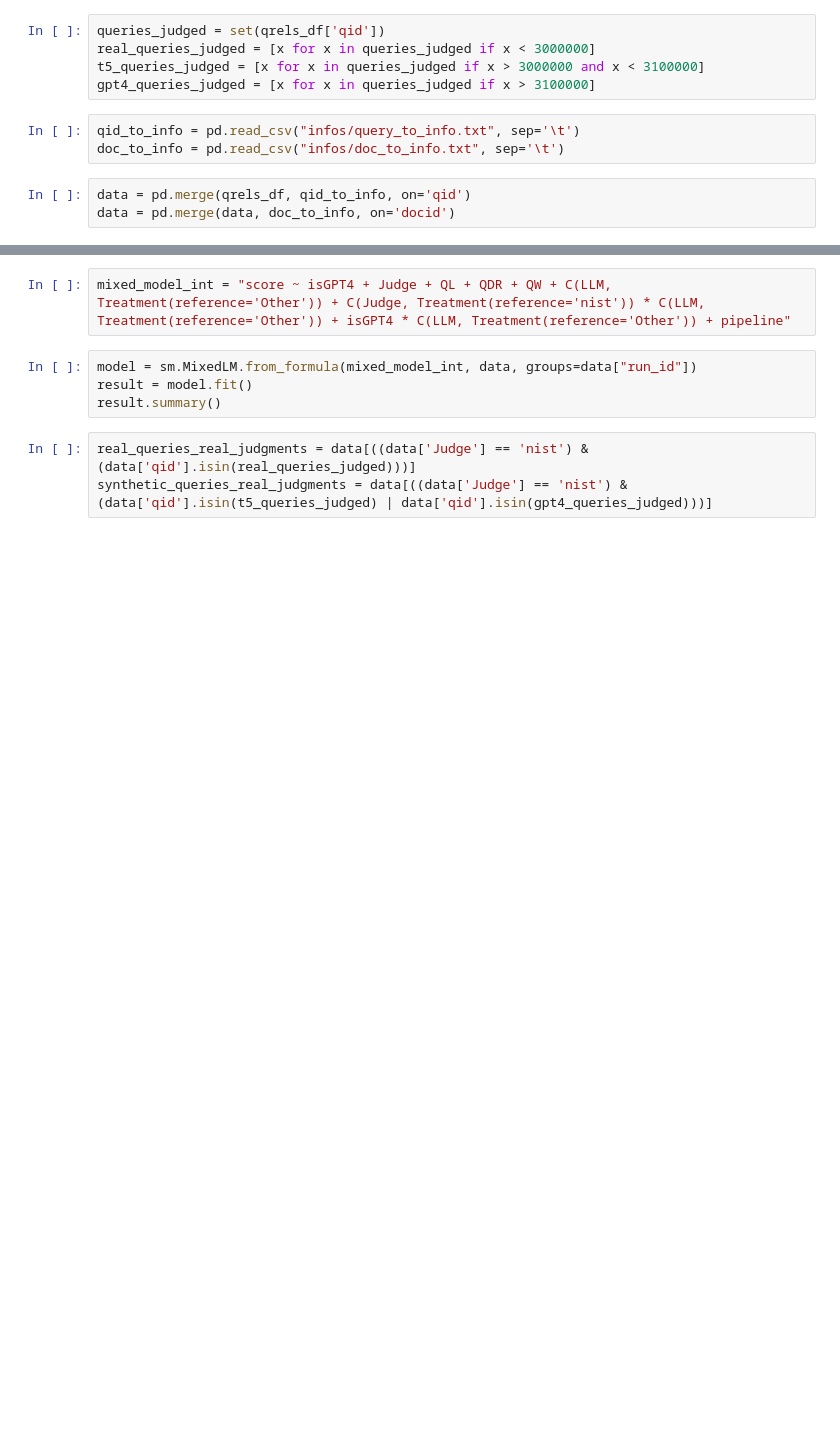
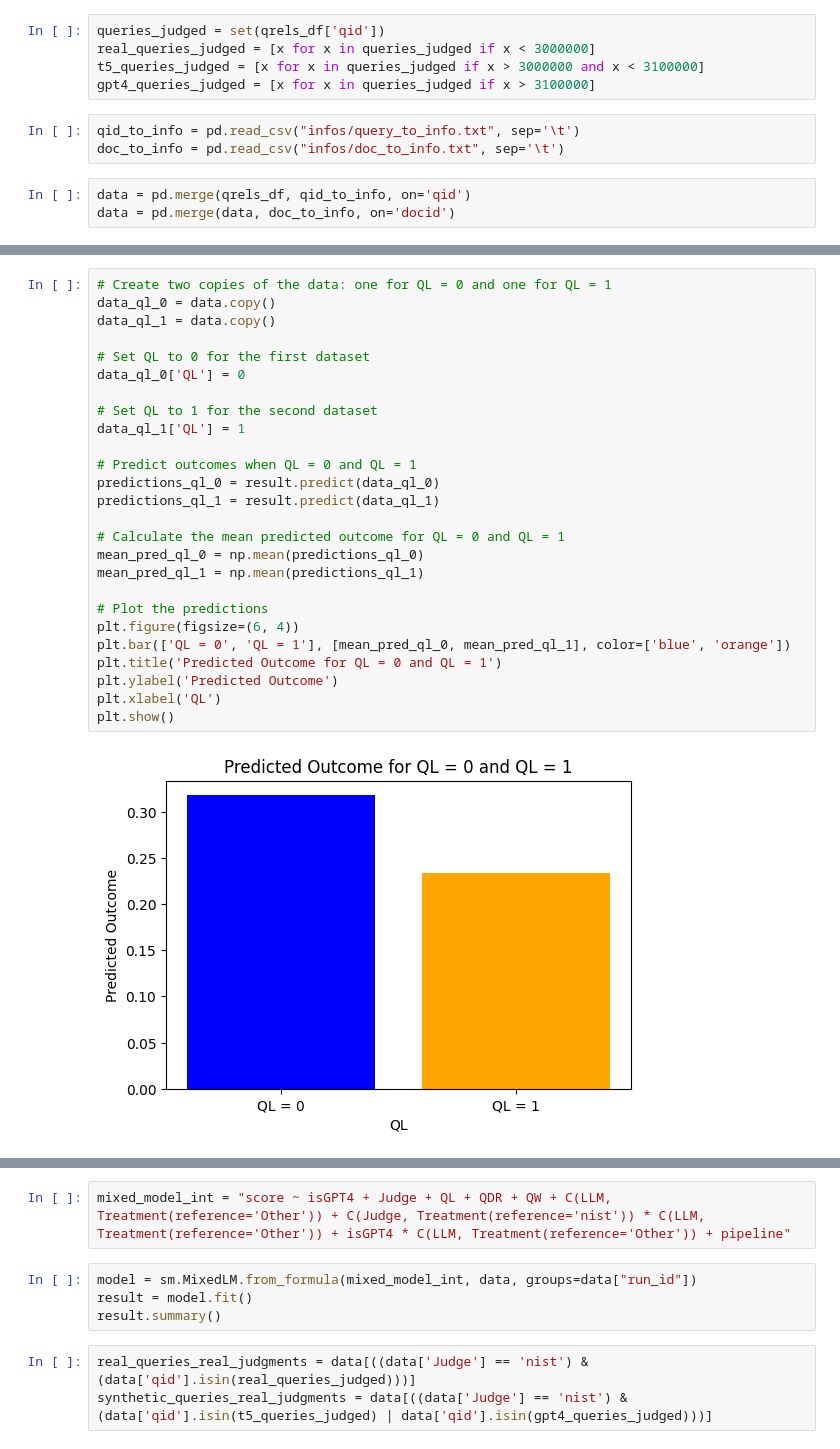
Before and after one commit to rahmanidashti/BiasSyntheticData, a Jupyter notebook: 3-mixed-effect-on-labels.ipynb, the cells around one changed output, grey strips where cells are left out. Saved outputs shown, nothing was run; the diff lists cells and outputs as text; blank space fills up the shorter version.

```diff
--- a/3-mixed-effect-on-labels.ipynb
+++ b/3-mixed-effect-on-labels.ipynb
@@ -131,3 +179,31 @@ plt.close
+# %%
+# Create two copies of the data: one for QL = 0 and one for QL = 1
+data_ql_0 = data.copy()
+data_ql_1 = data.copy()
+
+# Set QL to 0 for the first dataset
+data_ql_0['QL'] = 0
+
+# Set QL to 1 for the second dataset
+data_ql_1['QL'] = 1
+
+# Predict outcomes when QL = 0 and QL = 1
+predictions_ql_0 = result.predict(data_ql_0)
+predictions_ql_1 = result.predict(data_ql_1)
+
+# Calculate the mean predicted outcome for QL = 0 and QL = 1
+mean_pred_ql_0 = np.mean(predictions_ql_0)
+mean_pred_ql_1 = np.mean(predictions_ql_1)
+
+# Plot the predictions
+plt.figure(figsize=(6, 4))
+plt.bar(['QL = 0', 'QL = 1'], [mean_pred_ql_0, mean_pred_ql_1], color=['blue', 'orange'])
+plt.title('Predicted Outcome for QL = 0 and QL = 1')
+plt.ylabel('Predicted Outcome')
+plt.xlabel('QL')
+plt.show()
+# %% [output]
+[figure, added]
 # %%
 plot_residuals(result)
 # %% [output]
```
Also changed, not shown: parts of 11 cells of this notebook.
